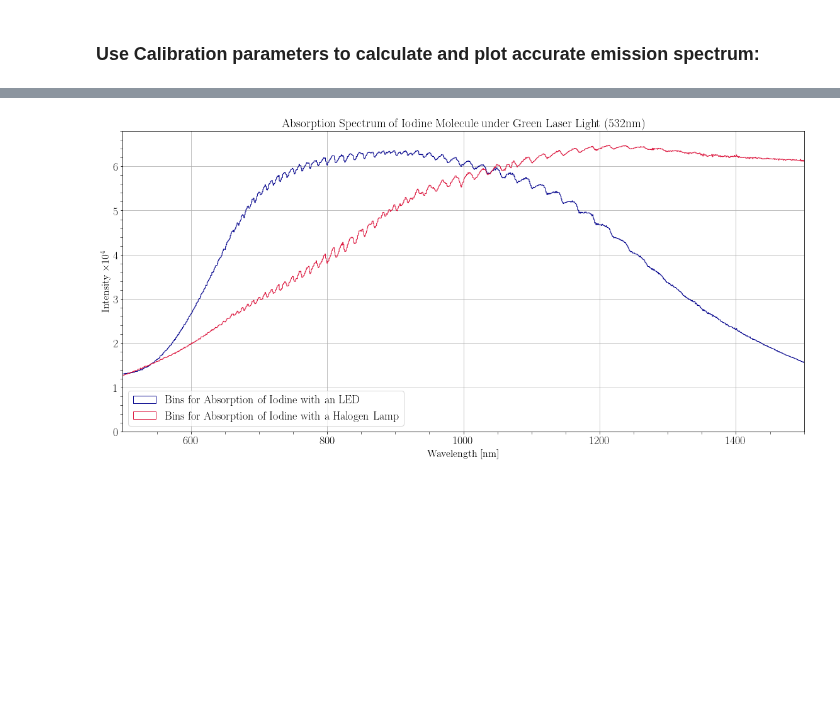
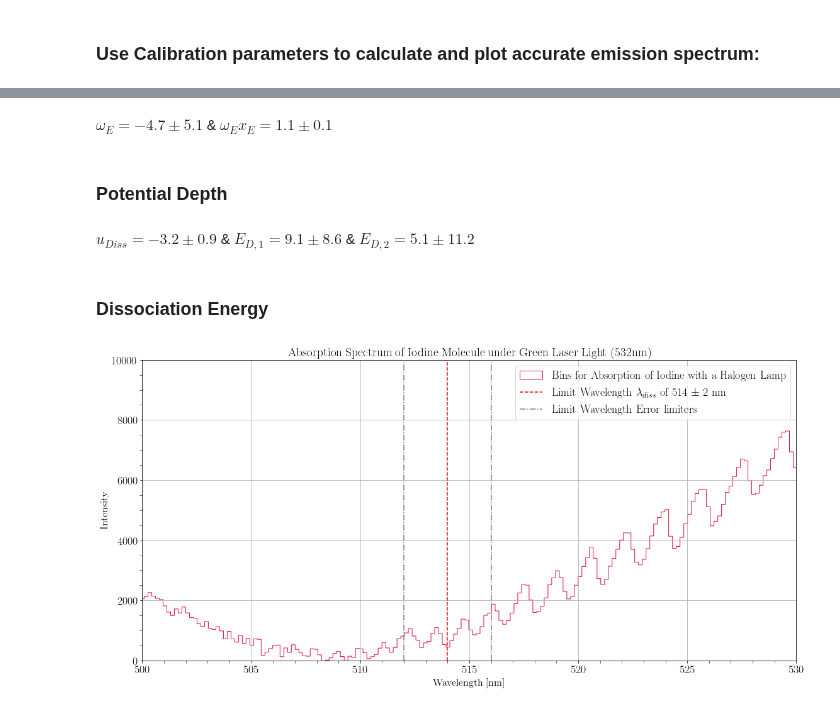
Before and after one commit to MayerPablo/FP, a Jupyter notebook: Jod/Jod.ipynb, the cells around one changed output, grey strips where cells are left out. Saved outputs shown, nothing was run; the diff lists cells and outputs as text; code cells hidden in the pictures; blank space fills up the shorter version.

```diff
--- a/Jod/Jod.ipynb
+++ b/Jod/Jod.ipynb
@@ -171,6 +171,12 @@ intensitiesEmission = np.char.replace(intensitiesEmission, ',', '.').astype(floa
 intensitiesEmissionErr = np.sqrt(intensitiesEmission)
 binsEmission = np.arange(0, len(intensitiesEmission), 1)
 nBinsEmission = len(binsEmission)
+
+intensitiesHalogen = np.loadtxt("spektrumHalogen.txt", usecols=1, skiprows=0, dtype='str')
+intensitiesHalogen = np.char.replace(intensitiesHalogen, ',', '.').astype(float)
+intensitiesHalogenErr = np.sqrt(intensitiesHalogen)
+binsHalogen = np.arange(0, len(intensitiesHalogen), 1)
+nBinsHalogen = len(binsHalogen)
 
 intensitiesEmissionH = np.loadtxt("spektrumJodHA.txt", usecols=1, skiprows=0, dtype='str')
 intensitiesEmissionH = np.char.replace(intensitiesEmissionH, ',', '.').astype(float)
@@ -373,20 +561,58 @@ print(peaksFluorCal)
+# %%
+omegaE = -mBS/2+bBS
+omegaEErr = np.sqrt(bBSErr**2 + (mBSErr**2)/4)
+omegaExE = -mBS/2
+omegaExEErr = mBSErr/2
+
+
+display(Latex(f"$\omega_{E}= {omegaE:.1f} \pm {omegaEErr:.1f}$ & $\omega_{E} x_{E}= {omegaExE:.1f}\pm {omegaExEErr:.1f}$"))
+# %% [output]
+$\omega_E= -4.7 \pm 5.1$ & $\omega_E x_E= 1.1\pm 0.1$
+# %% [markdown]
+### Potential Depth
+# %%
+nuDiss = - bBS/mBS - 1/2
+nuDissErr = np.sqrt((bBSErr/bBS)**2 + (bBS/(mBS**2)*mBSErr)**2)
+
+ED1 = nuDiss*bBS/2
+ED1Err = np.sqrt((bBS*nuDissErr/2)**2+(bBSErr*nuDiss/2)**2)
+
+ED2 = (omegaE**2)/(4*omegaExE)
+ED2Err =np.sqrt(((omegaE)/(2*omegaExE)*omegaEErr)**2 + ((omegaE**2)/(4*(omegaExE**2))*omegaExEErr)**2)
+
+display(Latex(f"$\nu_{{Diss}} = {nuDiss:.1f} \pm {nuDissErr:.1f}$ &  $E_{{D,1}} = {ED1:.1f}\pm {ED1Err:.1f}$ & $E_{{D,2}} = {ED2:.1f}\pm {ED2Err:.1f}$"))
+# %% [output]
+$
+u_{Diss} = -3.2 \pm 0.9$ &  $E_{D,1} = 9.1\pm 8.6$ & $E_{D,2} = 5.1\pm 11.2$
+# %% [markdown]
+### Dissociation Energy
 # %%
+binsEmissionCal = binsEmission*m + b
+binsEmissionHCal = binsEmissionH*m + b
+binsEmissionHCalErr = binsEmissionH*mErr - bErr
+
 plt.figure(figsize=(16, 8))
 
+plt.hist(binsEmissionHCal, bins=nBinsEmissionH, histtype='step', color='crimson',
+               weights=intensitiesEmissionH-intensitiesHalogen+32600, label=r'Bins for Absorption of Iodine with a Halogen Lamp')
 
-plt.hist(binsEmission, bins=nBinsEmission, histtype='step', color='darkblue',
-               weights=intensitiesEmission/10000, label=r'Bins for Absorption of Iodine with an LED')
+limitWavelength = 514
+limitWavelengthErr = 2
 
-plt.hist(binsEmissionH, bins=nBinsEmissionH, histtype='step', color='crimson',
-               weights=intensitiesEmissionH/10000, label=r'Bins for Absorption of Iodine with a Halogen Lamp')
+plt.vlines(x=limitWavelength, ymin=0, ymax=1e4, color = 'red', ls='--',
+           label=f'Limit Wavelength $\lambda_{{diss}}$ of {limitWavelength} $\pm$ {limitWavelengthErr} nm')
 
-plt.xlim([500, 1500])
+plt.vlines(x=limitWavelength + limitWavelengthErr, ymin=0, ymax=1e4, color = 'gray', ls='-.', label='Limit Wavelength Error limiters')
+plt.vlines(x=limitWavelength - limitWavelengthErr, ymin=0, ymax=1e4, color = 'gray', ls='-.')
+
+plt.xlim([500, 530])
+plt.ylim([0, 1e4])
 
 plt.xlabel(r'Wavelength [nm]')
-plt.ylabel(r'Intensity $ \times 10^{4}$')
+plt.ylabel(r'Intensity')
 plt.title("Absorption Spectrum of Iodine Molecule under Green Laser Light (532nm)")
 
-plt.legend(loc=3, fontsize=18)
+plt.legend(loc=1, fontsize=18)
 plt.show()
 # %% [output]
-[figure, old version]
+[figure, new version]
```
Also changed, not shown: parts of 16 cells of this notebook, 1 other file.
